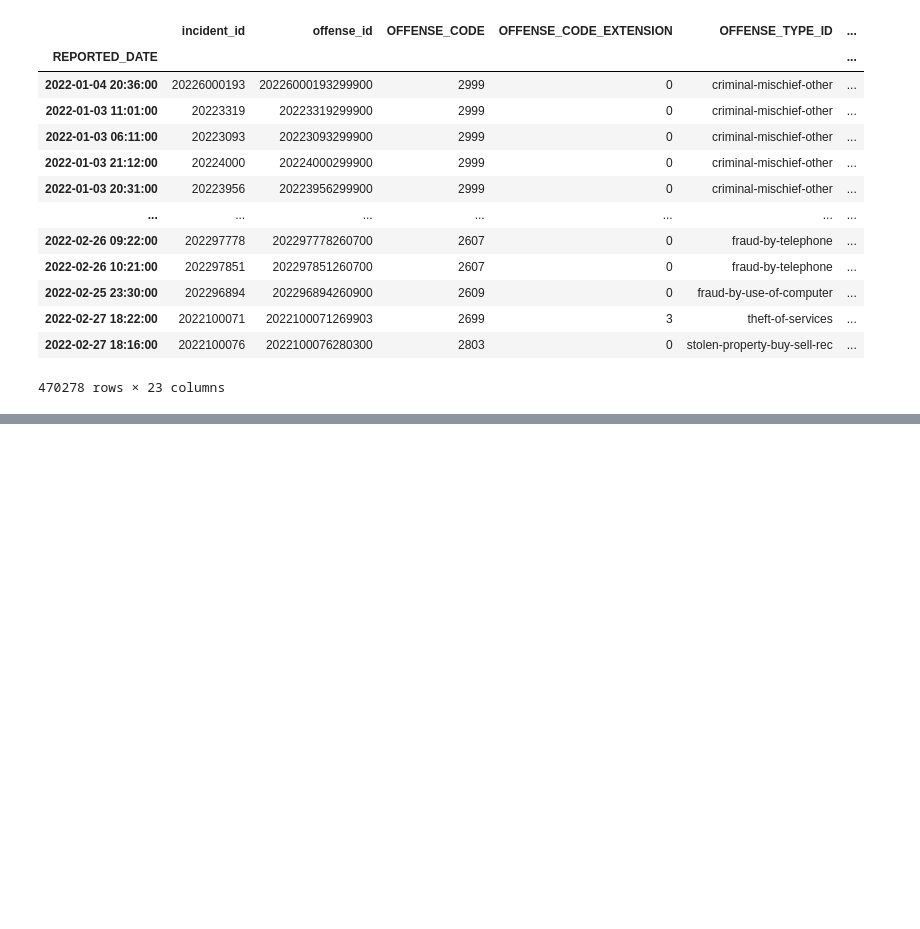
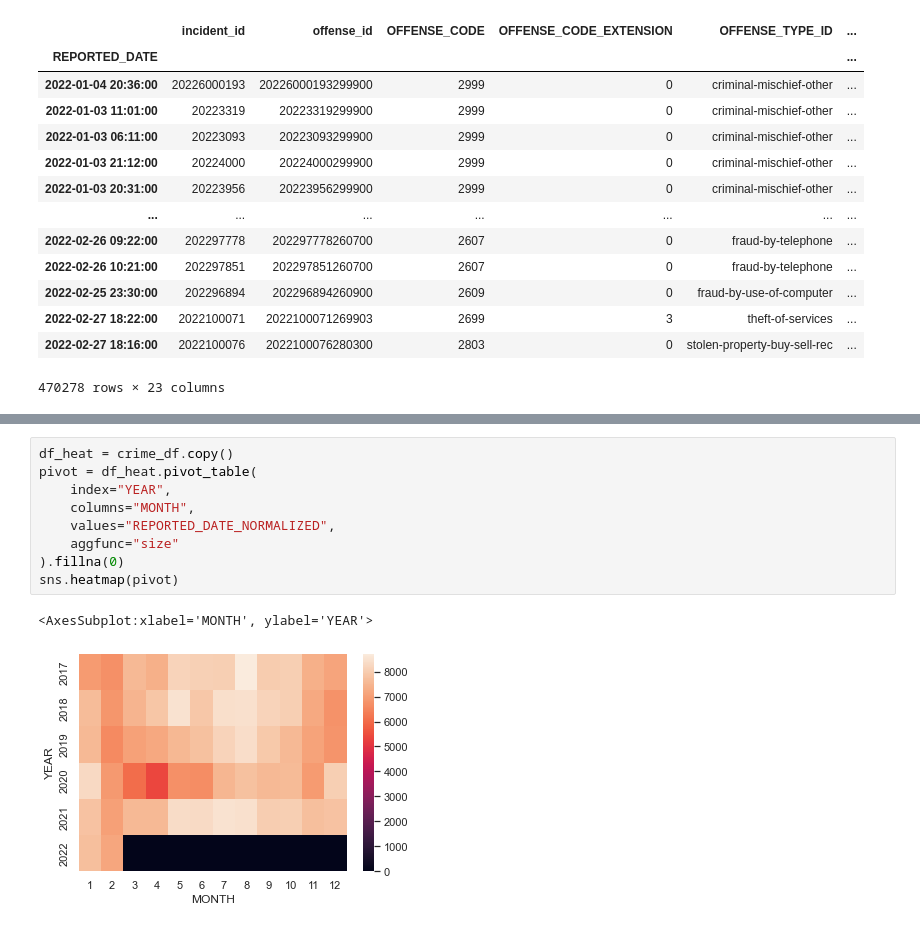
Before and after one commit to KolmschateS/poc-crime, a Jupyter notebook: covid.ipynb, the cells around one changed output, grey strips where cells are left out. Drawn from its saved outputs; the diff is of its cells as text; blank space fills up the shorter version.

```diff
--- a/covid.ipynb
+++ b/covid.ipynb
@@ -118,0 +125,12 @@ plt.show()
+# %%
+df_heat = crime_df.copy()
+pivot = df_heat.pivot_table(
+    index="YEAR",
+    columns="MONTH",
+    values="REPORTED_DATE_NORMALIZED",
+    aggfunc="size"
+).fillna(0)
+sns.heatmap(pivot)
+# %% [output]
+<AxesSubplot:xlabel='MONTH', ylabel='YEAR'>
+[figure, added]
```
Also changed, not shown: parts of 5 cells of this notebook.
